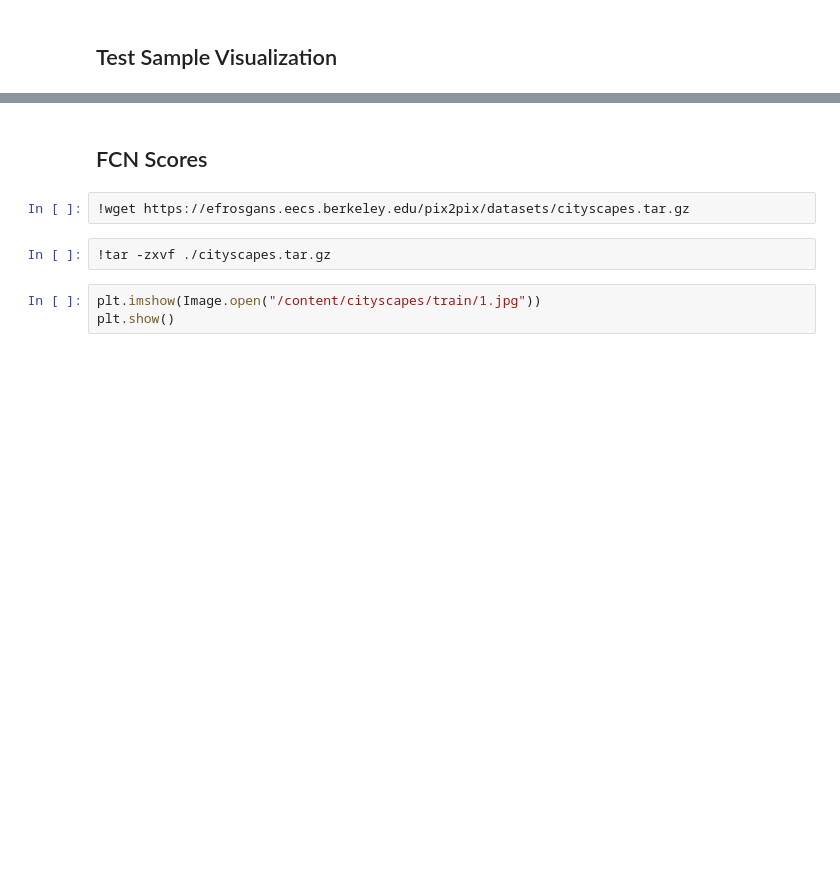
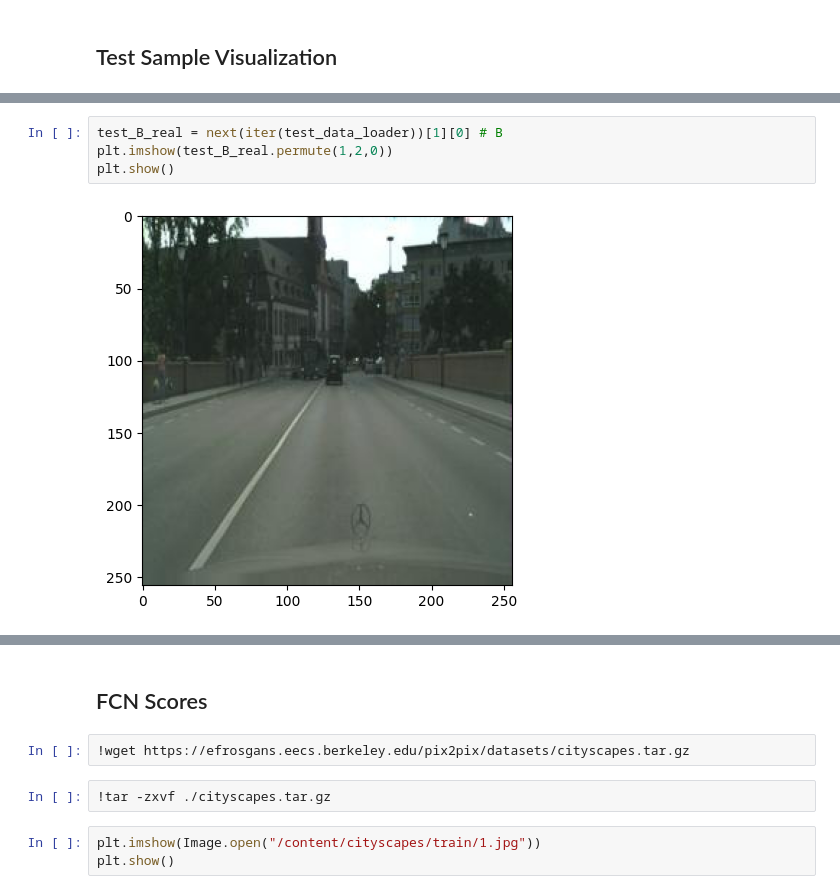
Before and after one commit to yanliangchensvv2333/Reproducing-and-Extending-the-CycleGAN-Model, a Jupyter notebook: CycleGAN_Draft1.ipynb, the cells around one changed output, grey strips where cells are left out. Cells and saved outputs as stored; diff of their text form; blank space fills up the shorter version.

```diff
--- a/CycleGAN_Draft1.ipynb
+++ b/CycleGAN_Draft1.ipynb
@@ -490,0 +547,6 @@ plt.show()
+# %%
+test_B_real = next(iter(test_data_loader))[1][0] # B
+plt.imshow(test_B_real.permute(1,2,0))
+plt.show()
+# %% [output]
+[figure, added]
```
Also changed, not shown: parts of 13 cells of this notebook.
